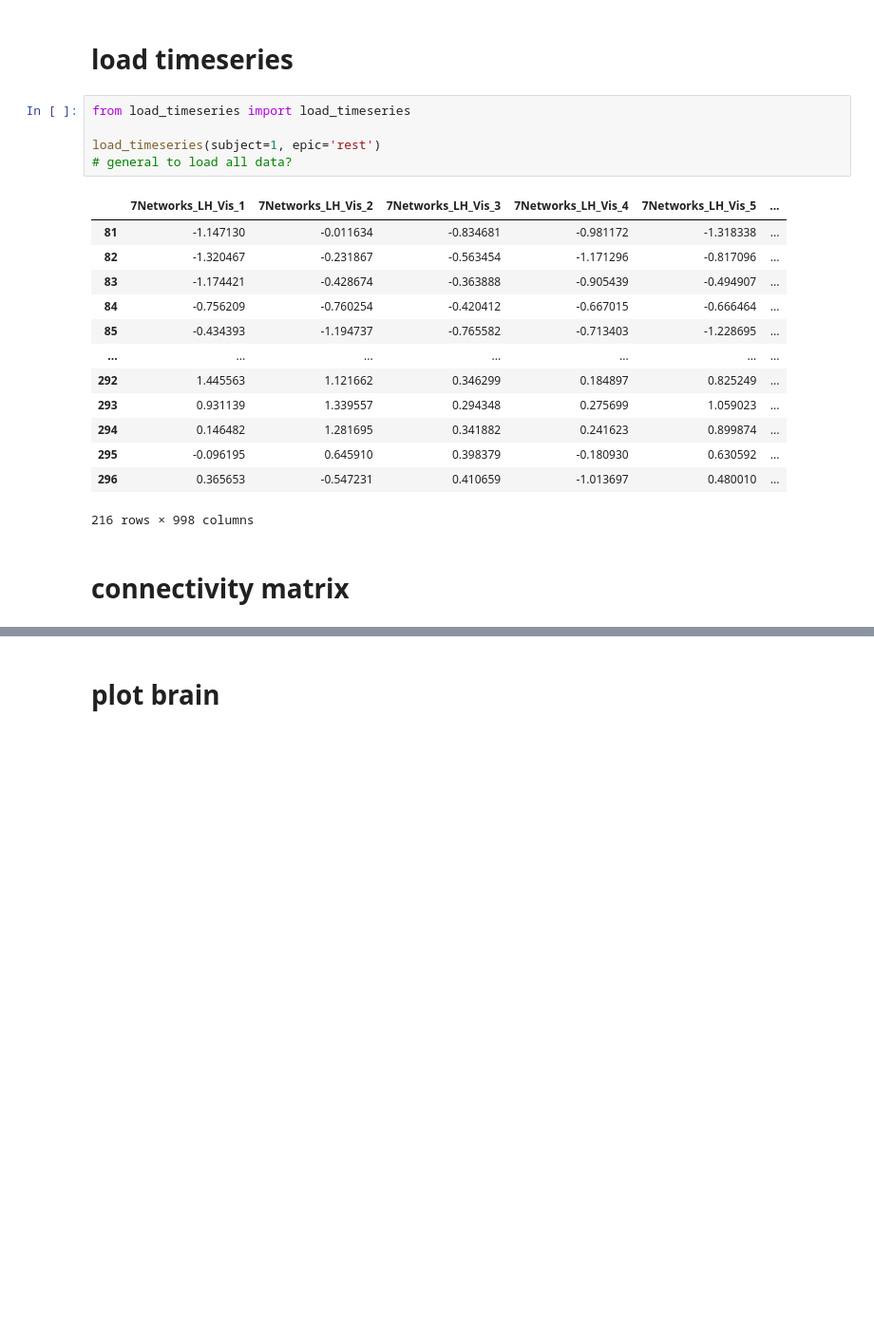
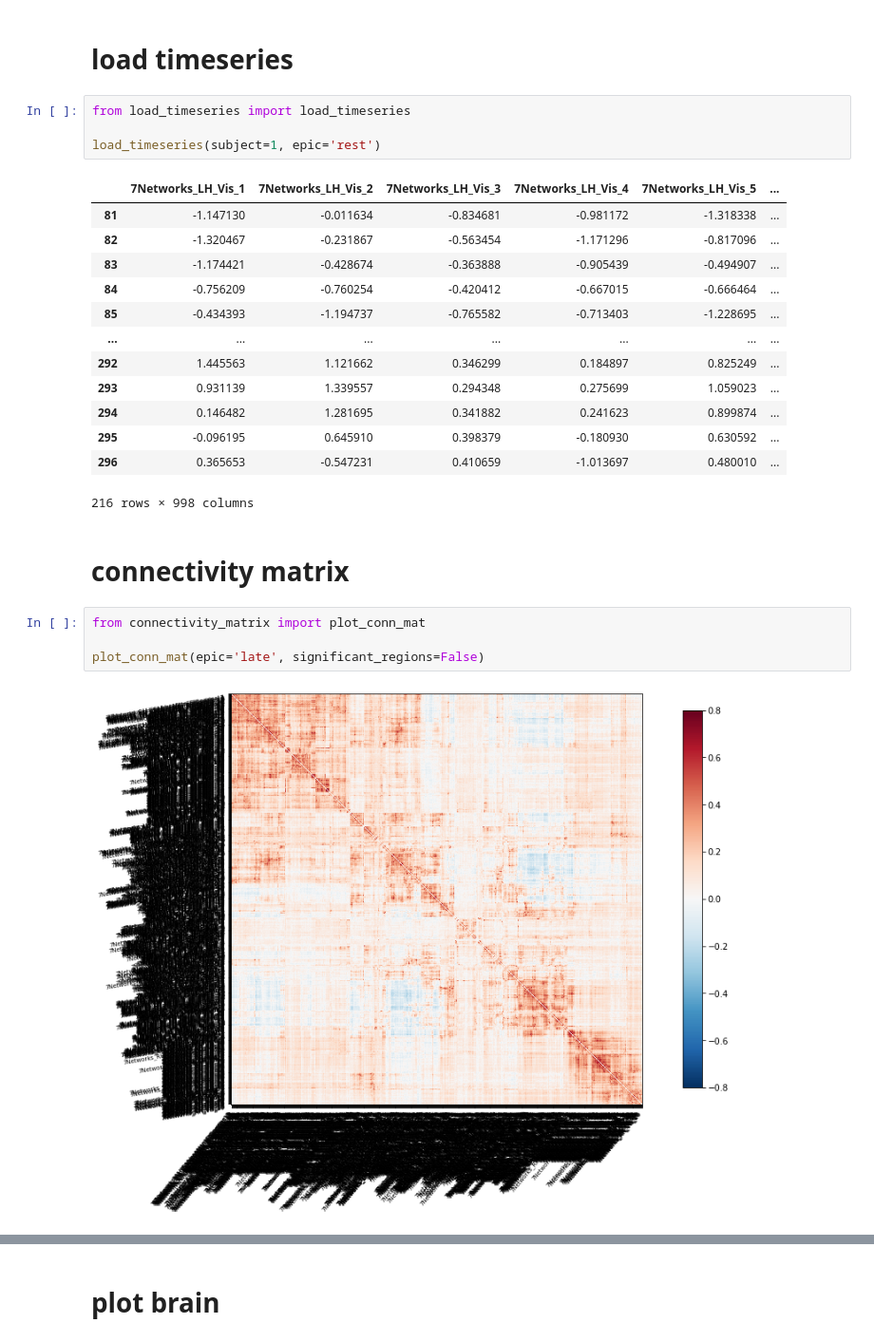
Before and after one commit to qniksefat/gradecc, a Jupyter notebook: RUNME.ipynb, the cells around one changed output, grey strips where cells are left out. Shown at 95% size. Saved outputs shown, nothing was run; the diff lists cells and outputs as text; blank space fills up the shorter version.

```diff
--- a/RUNME.ipynb
+++ b/RUNME.ipynb
@@ -9,7 +9,6 @@ if not sys.warnoptions:
 from load_timeseries import load_timeseries
 
 load_timeseries(subject=1, epic='rest')
-# general to load all data?
 # %% [output]
 |  | 7Networks_LH_Vis_1 | 7Networks_LH_Vis_2 | 7Networks_LH_Vis_3 | 7Networks_LH_Vis_4 | 7Networks_LH_Vis_5 | ... |
 | 81 | -1.147130 | -0.011634 | -0.834681 | -0.981172 | -1.318338 | ... |
@@ -26,6 +25,12 @@ load_timeseries(subject=1, epic='rest')
 216 rows × 998 columns
 # %% [markdown]
 # connectivity matrix
+# %%
+from connectivity_matrix import plot_conn_mat
+
+plot_conn_mat(epic='late', significant_regions=False)
+# %% [output]
+[figure, added]
 # %%
 from connectivity_matrix import plot_conn_mat
 
```
Also changed, not shown: parts of 26 cells of this notebook, 5 other files.
